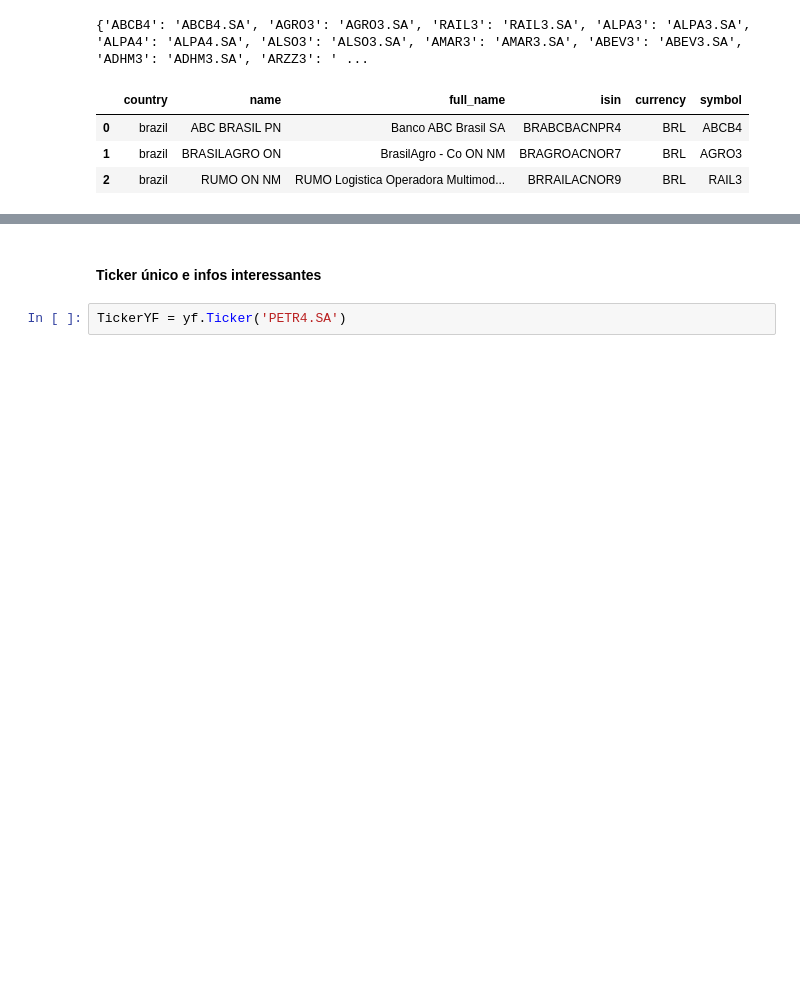
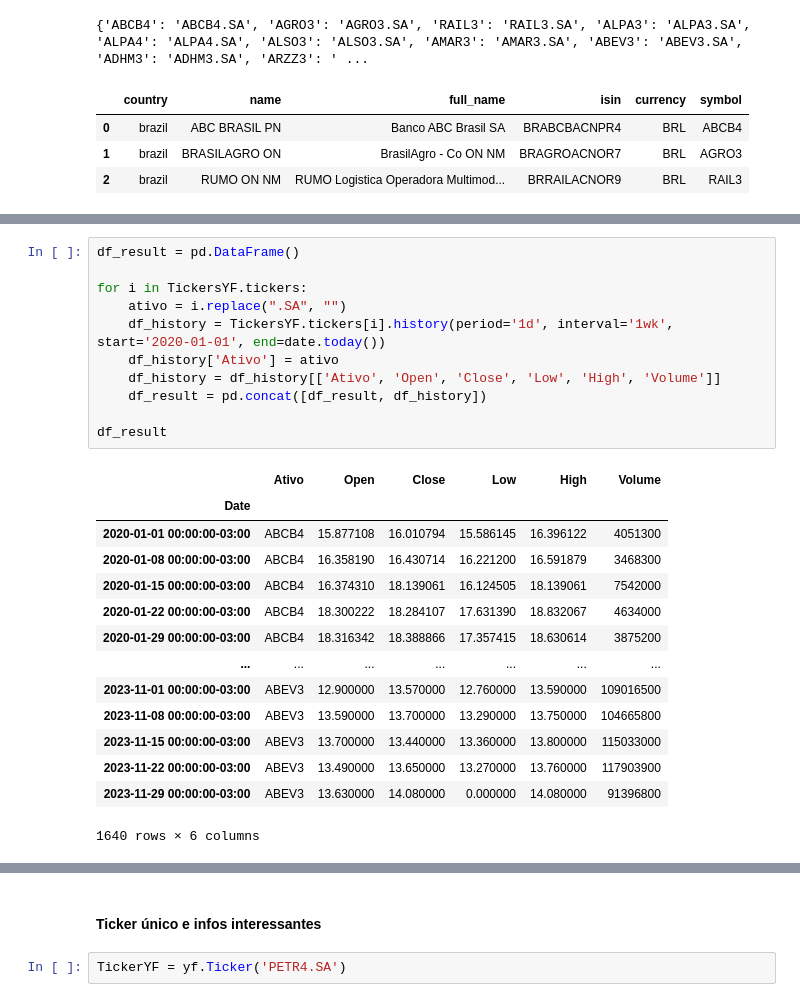
Before and after one commit to vitormiracca/DataEngineer-FinancialData, a Jupyter notebook: ExploracaoInicial/exp.ipynb, the cells around one changed output, grey strips where cells are left out. Saved outputs shown, nothing was run; the diff lists cells and outputs as text; blank space fills up the shorter version.

```diff
--- a/ExploracaoInicial/exp.ipynb
+++ b/ExploracaoInicial/exp.ipynb
@@ -19,0 +67,26 @@ df_stocks.head(3)
+# %%
+df_result = pd.DataFrame()
+
+for i in TickersYF.tickers:
+    ativo = i.replace(".SA", "")
+    df_history = TickersYF.tickers[i].history(period='1d', interval='1wk', start='2020-01-01', end=date.today())
+    df_history['Ativo'] = ativo
+    df_history = df_history[['Ativo', 'Open', 'Close', 'Low', 'High', 'Volume']]
+    df_result = pd.concat([df_result, df_history])
+
+df_result
+# %% [output]
+|  | Ativo | Open | Close | Low | High | Volume |
+| Date |  |  |  |  |  |  |
+| 2020-01-01 00:00:00-03:00 | ABCB4 | 15.877108 | 16.010794 | 15.586145 | 16.396122 | 4051300 |
+| 2020-01-08 00:00:00-03:00 | ABCB4 | 16.358190 | 16.430714 | 16.221200 | 16.591879 | 3468300 |
+| 2020-01-15 00:00:00-03:00 | ABCB4 | 16.374310 | 18.139061 | 16.124505 | 18.139061 | 7542000 |
+| 2020-01-22 00:00:00-03:00 | ABCB4 | 18.300222 | 18.284107 | 17.631390 | 18.832067 | 4634000 |
+| 2020-01-29 00:00:00-03:00 | ABCB4 | 18.316342 | 18.388866 | 17.357415 | 18.630614 | 3875200 |
+| ... | ... | ... | ... | ... | ... | ... |
+| 2023-11-01 00:00:00-03:00 | ABEV3 | 12.900000 | 13.570000 | 12.760000 | 13.590000 | 109016500 |
+| 2023-11-08 00:00:00-03:00 | ABEV3 | 13.590000 | 13.700000 | 13.290000 | 13.750000 | 104665800 |
+| 2023-11-15 00:00:00-03:00 | ABEV3 | 13.700000 | 13.440000 | 13.360000 | 13.800000 | 115033000 |
+| 2023-11-22 00:00:00-03:00 | ABEV3 | 13.490000 | 13.650000 | 13.270000 | 13.760000 | 117903900 |
+| 2023-11-29 00:00:00-03:00 | ABEV3 | 13.630000 | 14.080000 | 0.000000 | 14.080000 | 91396800 |
+1640 rows × 6 columns
```
Also changed, not shown: parts of 15 cells of this notebook, 3 other files.
